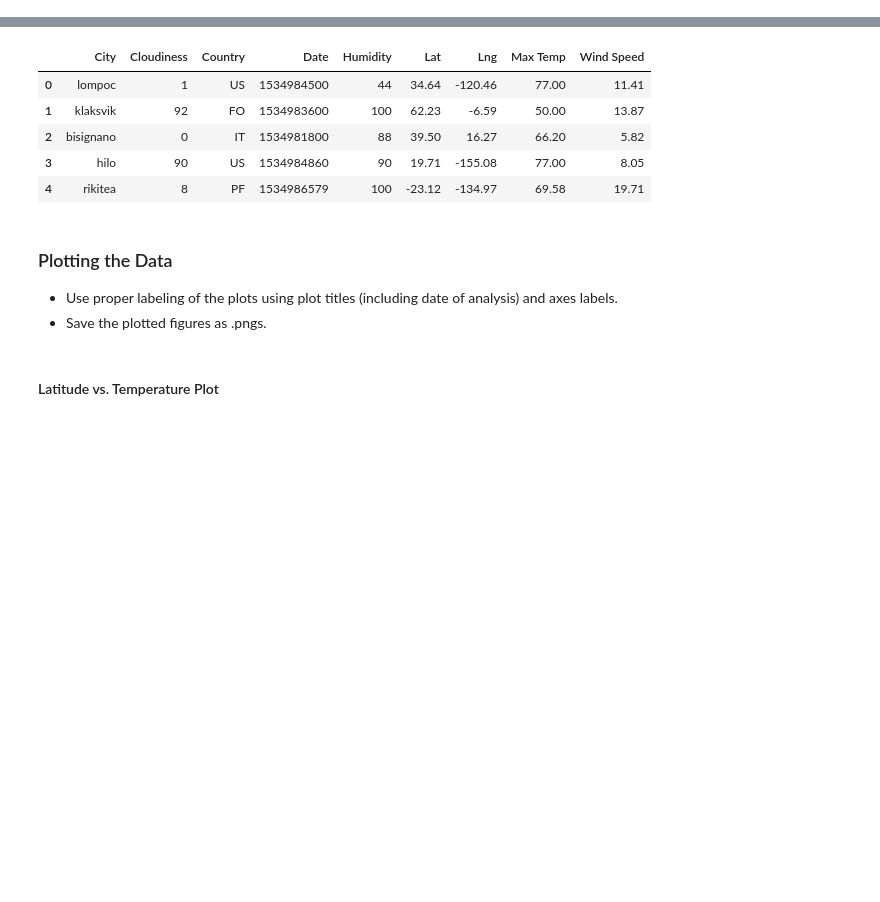
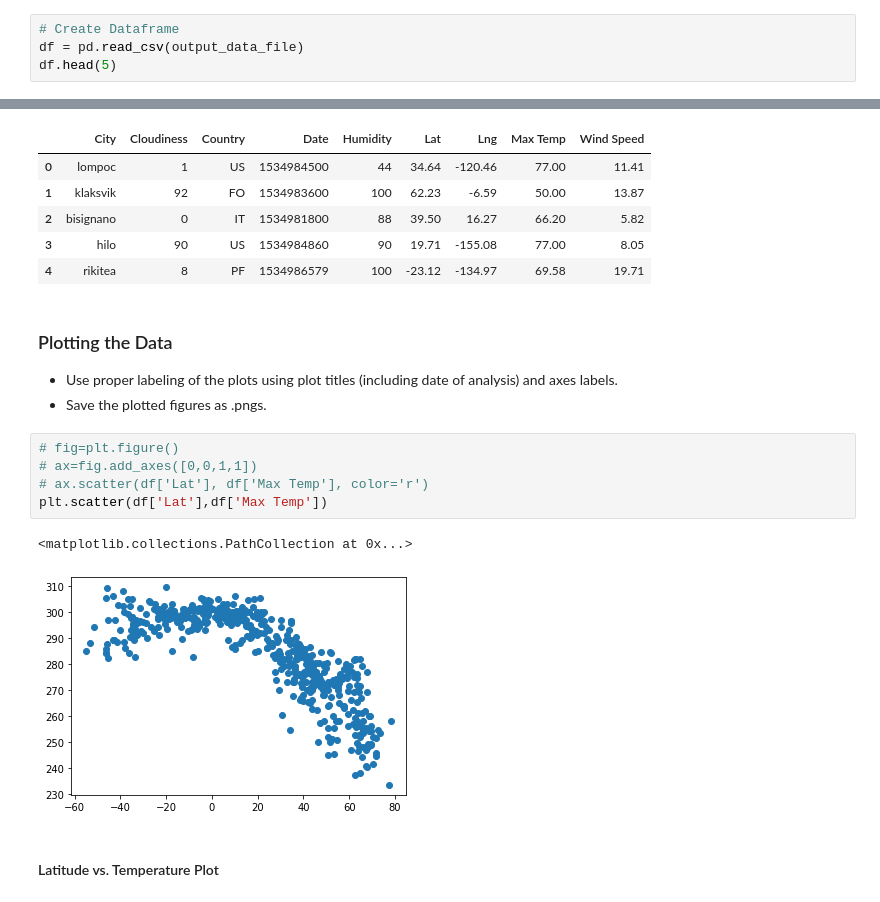
Before and after one commit to meppps/Python-Api-Challenge, a Jupyter notebook: WeatherPy.ipynb, the cells around one changed output, grey strips where cells are left out. Saved outputs shown, nothing was run; the diff lists cells and outputs as text; blank space fills up the shorter version.

```diff
--- a/WeatherPy.ipynb
+++ b/WeatherPy.ipynb
@@ -177,0 +178,4 @@ dtype: int64
+# %%
+# Create Dataframe
+df = pd.read_csv(output_data_file)
+df.head(5)
@@ -187,6 +198,14 @@ dtype: int64
 ### Plotting the Data
 * Use proper labeling of the plots using plot titles (including date of analysis) and axes labels.
 * Save the plotted figures as .pngs.
+# %%
+# fig=plt.figure()
+# ax=fig.add_axes([0,0,1,1])
+# ax.scatter(df['Lat'], df['Max Temp'], color='r')
+plt.scatter(df['Lat'],df['Max Temp'])
+# %% [output]
+<matplotlib.collections.PathCollection at 0x...>
+[figure, added]
 # %% [markdown]
 #### Latitude vs. Temperature Plot
 # %%
```
Also changed, not shown: parts of 8 cells of this notebook, 1 other file.
